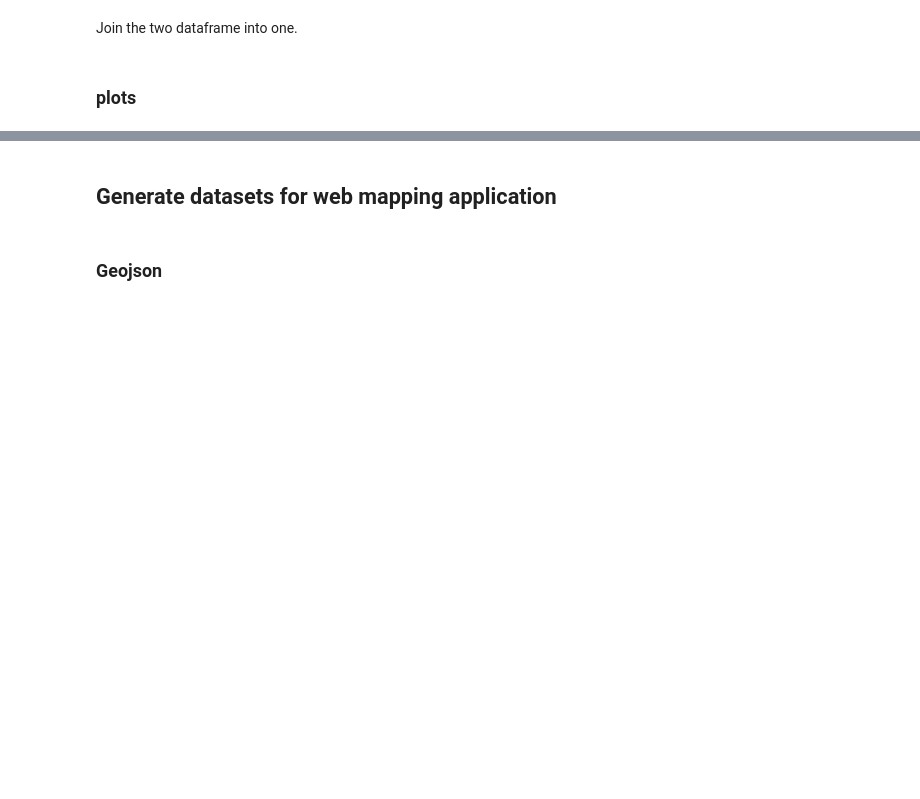
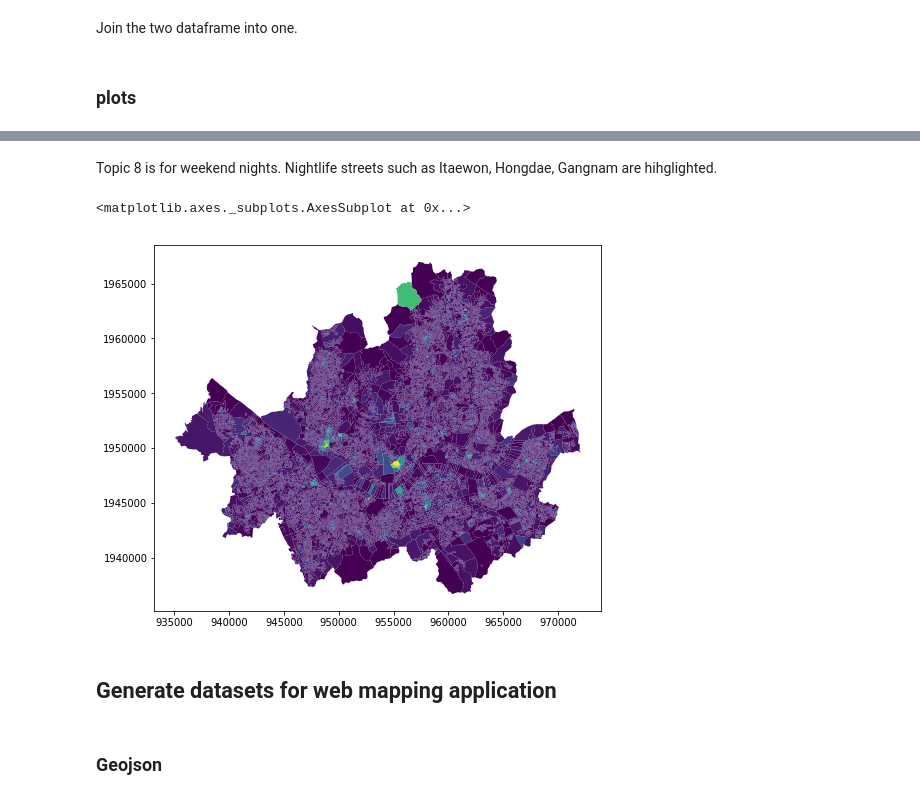
Before and after one commit to yonghah/urban-activity-topics, a Jupyter notebook: notebooks/UrbanActivityTopics.ipynb, the cells around one changed output, grey strips where cells are left out. Saved outputs shown, nothing was run; the diff lists cells and outputs as text; code cells hidden in the pictures; blank space fills up the shorter version.

```diff
--- a/notebooks/UrbanActivityTopics.ipynb
+++ b/notebooks/UrbanActivityTopics.ipynb
@@ -212,3 +219,10 @@ df_map.plot(column='topic_0', figsize=(10,10))
+# %% [markdown]
+Topic 8 is for weekend nights. Nightlife streets such as Itaewon, Hongdae, Gangnam are hihglighted.
+# %%
+df_map.plot(column='topic_8', figsize=(8,8))
+# %% [output]
+<matplotlib.axes._subplots.AxesSubplot at 0x...>
+[figure, added]
 # %% [markdown]
 ## Generate datasets for web mapping application
 # %% [markdown]
```
Also changed, not shown: parts of 3 cells of this notebook.
